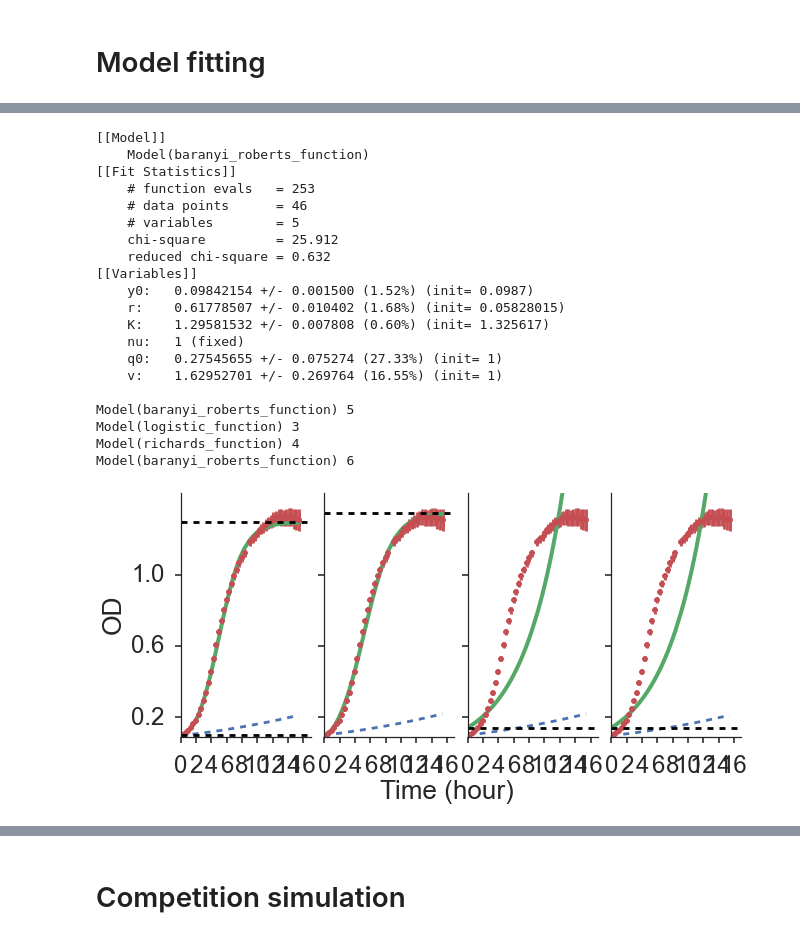
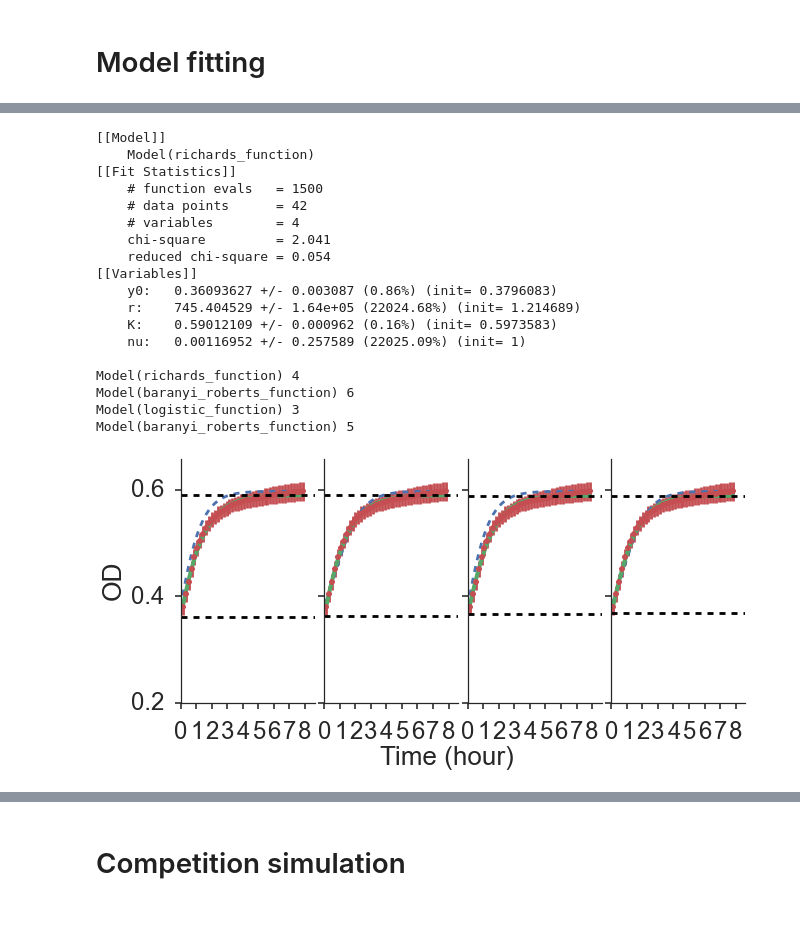
Before and after one commit to yoavram/GRC2015, a Jupyter notebook: analysis.ipynb, the cells around one changed output, grey strips where cells are left out. Drawn from its saved outputs; the diff is of its cells as text; code cells hidden in the pictures.

```diff
--- a/analysis.ipynb
+++ b/analysis.ipynb
@@ -39,7 +34,7 @@ fig,ax = curveball.plots.plot_plate(plate)
 # %%
-reload(curveball.ioutils)
 print filename
-df = curveball.ioutils.read_tecan_mat(filename, max_time=48, plate=plate)
+#df = curveball.ioutils.read_tecan_mat(filename, max_time=max_time, plate=plate)
+df = curveball.ioutils.read_tecan_xlsx(filename, 'OD', max_time=24, plate=plate)
 print df.shape
 df.head()
 # %% [output]
@@ -60,5 +57,0 @@ print df.Strain.unique()
-# %%
-df.Time /= 3.0
-df.Strain[df.Strain=='0'] = 'Blank'
-df.Strain[df.Strain=='R'] = 'TG1'
-df.Strain[df.Strain=='G'] = 'DH5a'
@@ -79 +72,7 @@ See the the caveats in the documentation: http://pandas.pydata.org/pandas-docs/s
+# %%
+G_strain = 'DH12S'
+R_strain = 'MG1655'
+df = df[df.Time < 12]
+df.Time -= 2
+df = df[df.Time > 0]
 # %%
@@ -122,10 +97,10 @@ g.savefig('plot_strains.png', bbox_inches='tight')
 # %% [markdown]
 # Model fitting
 # %%
-G_models,fig,ax = curveball.models.fit_model(df[df.Strain=='DH5a'], use_weights=True)
+G_models,fig,ax = curveball.models.fit_model(df[df.Strain==G_strain], use_weights=True)
 plt.setp(ax, title='')
 #plt.setp(ax, xticks=[0,6,12])
-plt.setp(ax, yticks=[0.2,0.6,1.0])
+plt.setp(ax, yticks=[0.2,0.4,0.6])
 plt.setp(ax, xlabel='')
 fig.text(0.4, -0.1, 'Time (hour)', fontsize=26)
 fig.tight_layout()
@@ -159,38 +132,36 @@ Model(logistic_function) 3
 # %%
-R_models,fig,ax = curveball.models.fit_model(df[df.Strain=='TG1'])
+R_models,fig,ax = curveball.models.fit_model(df[df.Strain==R_strain])
 plt.setp(ax, title='')
 #plt.setp(ax, xticks=[0,20,40])
-plt.setp(ax, yticks=[0.2,0.6,1.0])
+plt.setp(ax, yticks=[0.2,0.4,0.6])
 plt.setp(ax, xlabel='')
 fig.text(0.4, -0.1, 'Time (hour)', fontsize=26)
 fig.tight_layout()
 fig.set_figwidth(8.6)
 fig.set_figheight(5.9*2/3.)
 fig.savefig("R_models.png", bbox_inches='tight')
 for m in R_models:
     print m.model.name, m.nvarys
 # %% [output]
 [[Model]]
-    Model(baranyi_roberts_function)
+    Model(richards_function)
 [[Fit Statistics]]
-    # function evals   = 253
-    # data points      = 46
-    # variables        = 5
-    chi-square         = 25.912
-    reduced chi-square = 0.632
+    # function evals   = 1500
+    # data points      = 42
+    # variables        = 4
+    chi-square         = 2.041
+    reduced chi-square = 0.054
 [[Variables]]
-    y0:   0.09842154 +/- 0.001500 (1.52%) (init= 0.0987)
-    r:    0.61778507 +/- 0.010402 (1.68%) (init= 0.05828015)
-    K:    1.29581532 +/- 0.007808 (0.60%) (init= 1.325617)
-    nu:   1 (fixed)
-    q0:   0.27545655 +/- 0.075274 (27.33%) (init= 1)
-    v:    1.62952701 +/- 0.269764 (16.55%) (init= 1)
+    y0:   0.36093627 +/- 0.003087 (0.86%) (init= 0.3796083)
+    r:    745.404529 +/- 1.64e+05 (22024.68%) (init= 1.214689)
+    K:    0.59012109 +/- 0.000962 (0.16%) (init= 0.5973583)
+    nu:   0.00116952 +/- 0.257589 (22025.09%) (init= 1)
 
-Model(baranyi_roberts_function) 5
-Model(logistic_function) 3
 Model(richards_function) 4
 Model(baranyi_roberts_function) 6
+Model(logistic_function) 3
+Model(baranyi_roberts_function) 5
-[figure, old version]
+[figure, new version]
 # %%
 print "G:"
 print G_models[0].best_values,
```
Also changed, not shown: parts of 27 cells of this notebook, 1 other file.
